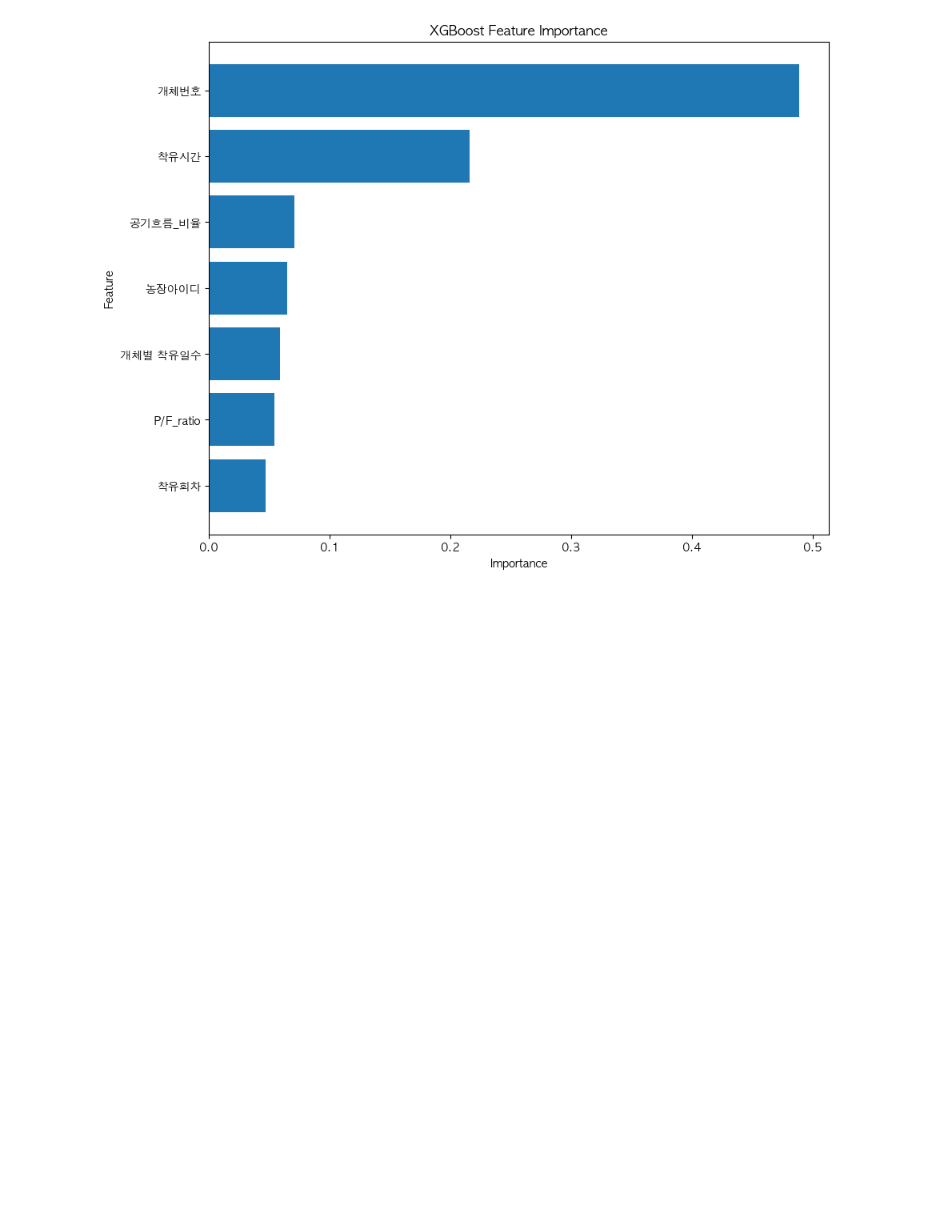
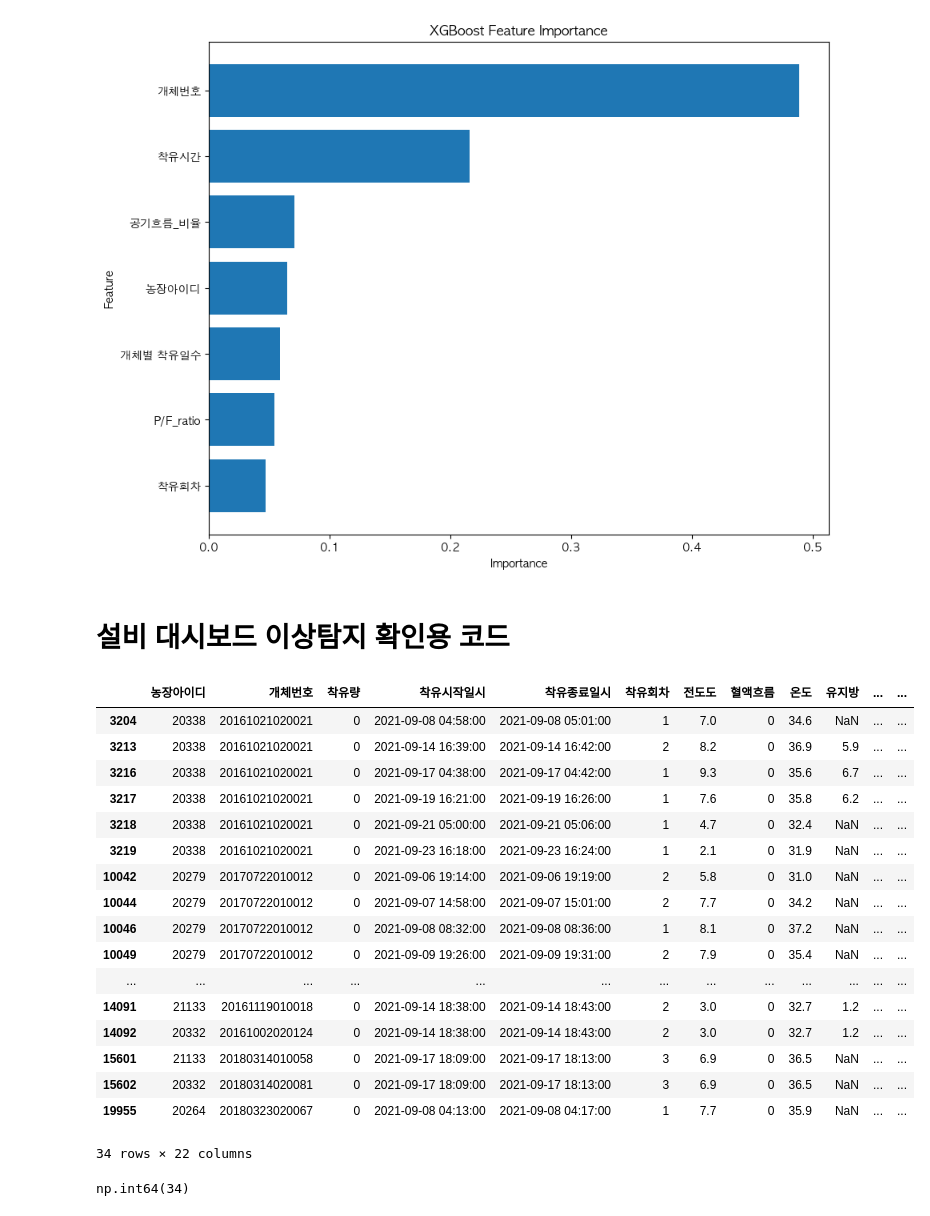
Before and after one commit to jiwon512/practical_project, a Jupyter notebook: juwon/juwon.ipynb, the cells around one changed output. Cells and saved outputs as stored; diff of their text form; code cells hidden in the pictures; blank space fills up the shorter version.

```diff
--- a/juwon/juwon.ipynb
+++ b/juwon/juwon.ipynb
@@ -333,3 +333,33 @@ Mean Absolute Percentage Error (MAPE): 69163830476800.00%
 2  P/F_ratio    0.054363
 4       착유회차    0.046743
 [figure]
+# %% [markdown]
+# 설비 대시보드 이상탐지 확인용 코드
+# %%
+import pandas as pd
+df_fortab = pd.read_csv("/Users/t2024-m0220/Documents/GitHub/practical_project/csv/fortab.csv")
+# %%
+df_fortab[df_fortab["착유량"] == 0]
+# %% [output]
+|  | 농장아이디 | 개체번호 | 착유량 | 착유시작일시 | 착유종료일시 | 착유회차 | 전도도 | 혈액흐름 | 온도 | 유지방 | ... | ... |
+| 3204 | 20338 | 20161021020021 | 0 | 2021-09-08 04:58:00 | 2021-09-08 05:01:00 | 1 | 7.0 | 0 | 34.6 | NaN | ... | ... |
+| 3213 | 20338 | 20161021020021 | 0 | 2021-09-14 16:39:00 | 2021-09-14 16:42:00 | 2 | 8.2 | 0 | 36.9 | 5.9 | ... | ... |
+| 3216 | 20338 | 20161021020021 | 0 | 2021-09-17 04:38:00 | 2021-09-17 04:42:00 | 1 | 9.3 | 0 | 35.6 | 6.7 | ... | ... |
+| 3217 | 20338 | 20161021020021 | 0 | 2021-09-19 16:21:00 | 2021-09-19 16:26:00 | 1 | 7.6 | 0 | 35.8 | 6.2 | ... | ... |
+| 3218 | 20338 | 20161021020021 | 0 | 2021-09-21 05:00:00 | 2021-09-21 05:06:00 | 1 | 4.7 | 0 | 32.4 | NaN | ... | ... |
+| 3219 | 20338 | 20161021020021 | 0 | 2021-09-23 16:18:00 | 2021-09-23 16:24:00 | 1 | 2.1 | 0 | 31.9 | NaN | ... | ... |
+| 10042 | 20279 | 20170722010012 | 0 | 2021-09-06 19:14:00 | 2021-09-06 19:19:00 | 2 | 5.8 | 0 | 31.0 | NaN | ... | ... |
+| 10044 | 20279 | 20170722010012 | 0 | 2021-09-07 14:58:00 | 2021-09-07 15:01:00 | 2 | 7.7 | 0 | 34.2 | NaN | ... | ... |
+| 10046 | 20279 | 20170722010012 | 0 | 2021-09-08 08:32:00 | 2021-09-08 08:36:00 | 1 | 8.1 | 0 | 37.2 | NaN | ... | ... |
+| 10049 | 20279 | 20170722010012 | 0 | 2021-09-09 19:26:00 | 2021-09-09 19:31:00 | 2 | 7.9 | 0 | 35.4 | NaN | ... | ... |
+| ... | ... | ... | ... | ... | ... | ... | ... | ... | ... | ... | ... | ... |
+| 14091 | 21133 | 20161119010018 | 0 | 2021-09-14 18:38:00 | 2021-09-14 18:43:00 | 2 | 3.0 | 0 | 32.7 | 1.2 | ... | ... |
+| 14092 | 20332 | 20161002020124 | 0 | 2021-09-14 18:38:00 | 2021-09-14 18:43:00 | 2 | 3.0 | 0 | 32.7 | 1.2 | ... | ... |
+| 15601 | 21133 | 20180314010058 | 0 | 2021-09-17 18:09:00 | 2021-09-17 18:13:00 | 3 | 6.9 | 0 | 36.5 | NaN | ... | ... |
+| 15602 | 20332 | 20180314020081 | 0 | 2021-09-17 18:09:00 | 2021-09-17 18:13:00 | 3 | 6.9 | 0 | 36.5 | NaN | ... | ... |
+| 19955 | 20264 | 20180323020067 | 0 | 2021-09-08 04:13:00 | 2021-09-08 04:17:00 | 1 | 7.7 | 0 | 35.9 | NaN | ... | ... |
+34 rows × 22 columns
+# %%
+(df_fortab["착유량"] == 0).sum()
+# %% [output]
+np.int64(34)
```
Also changed, not shown: parts of 4 cells of this notebook.
